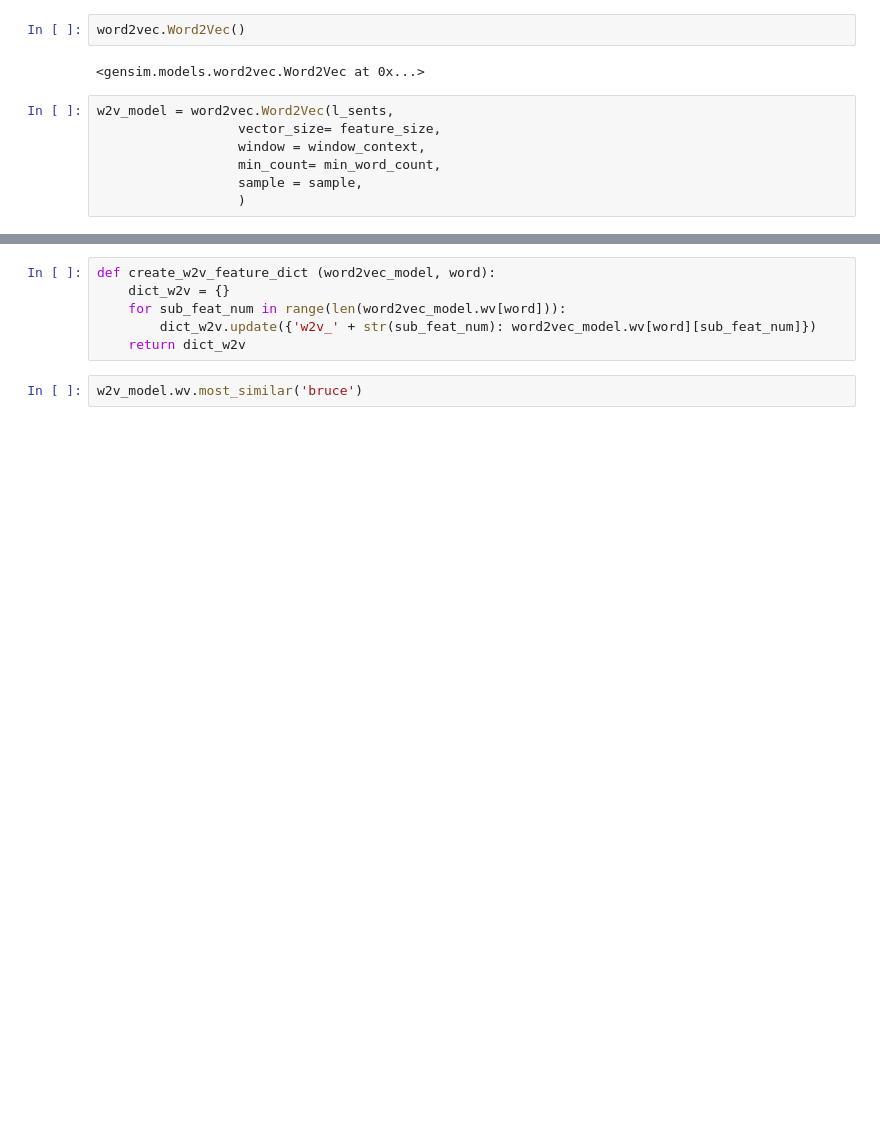
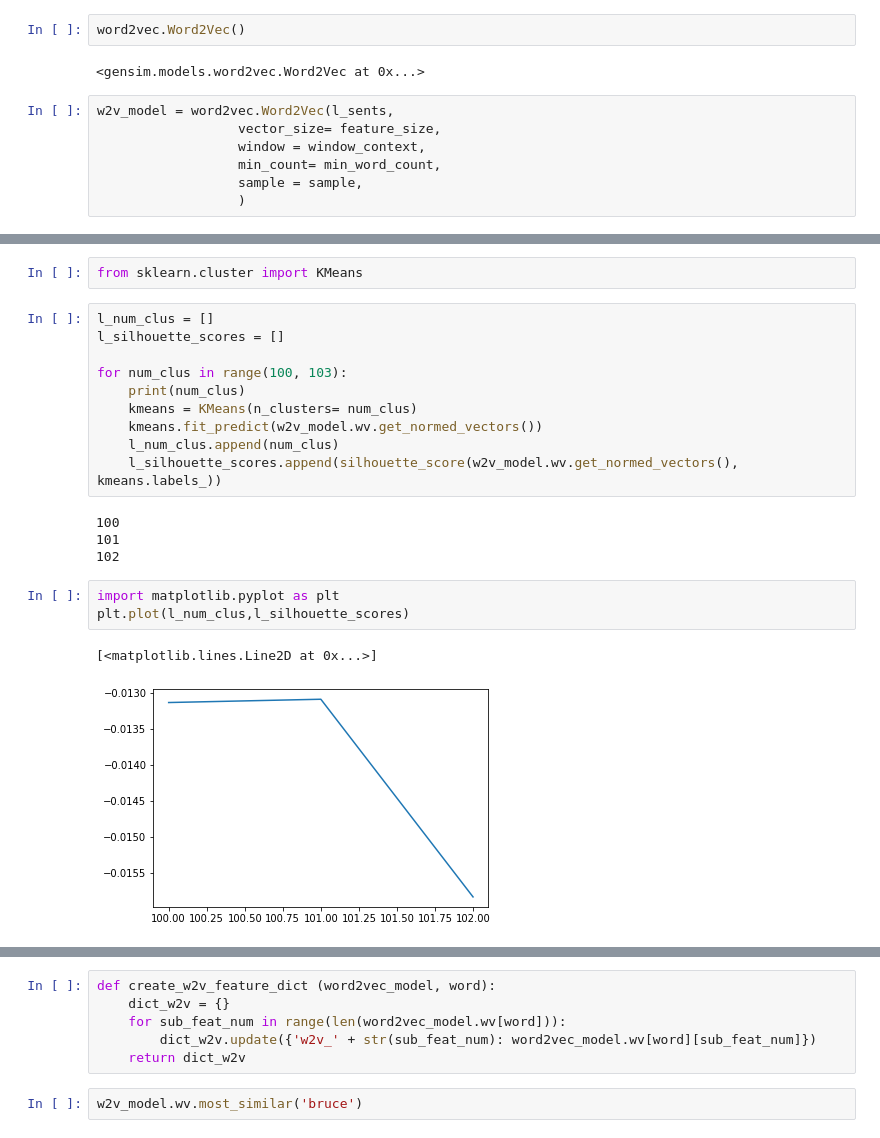
Before and after one commit to wbfrench1/barker_DATA606, a Jupyter notebook: src/crf_models/Sarkar_Custom_Movie_NER_Model.ipynb, the cells around one changed output, grey strips where cells are left out. Saved outputs shown, nothing was run; the diff lists cells and outputs as text; blank space fills up the shorter version.

Commit message:
Tried Kmeans Clustering

```diff
--- a/src/crf_models/Sarkar_Custom_Movie_NER_Model.ipynb
+++ b/src/crf_models/Sarkar_Custom_Movie_NER_Model.ipynb
@@ -663,2 +683,24 @@ array([-0.5583603 , -0.4175009 ,  1.4022393 ,  0.9982896 , -0.4255967 ,
+# %%
+from sklearn.cluster import KMeans
+# %%
+l_num_clus = []
+l_silhouette_scores = []
+
+for num_clus in range(100, 103):
+    print(num_clus)
+    kmeans = KMeans(n_clusters= num_clus)
+    kmeans.fit_predict(w2v_model.wv.get_normed_vectors())
+    l_num_clus.append(num_clus)
+    l_silhouette_scores.append(silhouette_score(w2v_model.wv.get_normed_vectors(), kmeans.labels_))
+# %% [output]
+100
+101
+102
+# %%
+import matplotlib.pyplot as plt
+plt.plot(l_num_clus,l_silhouette_scores)
+# %% [output]
+[<matplotlib.lines.Line2D at 0x...>]
+[figure, added]
 # %%
 w2v_model.wv.similarity('fire', 'star')
```
Also changed, not shown: parts of 17 cells of this notebook.
